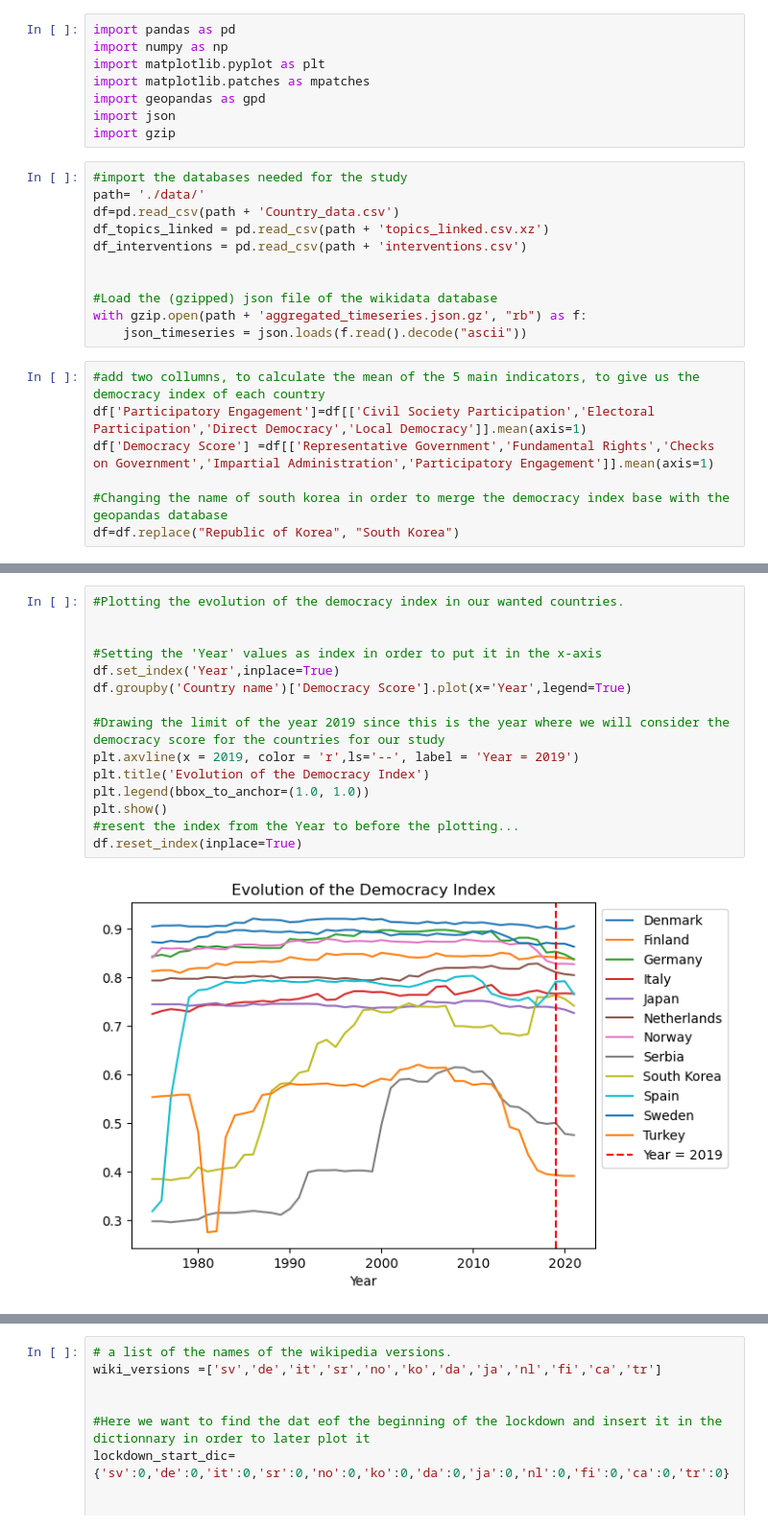
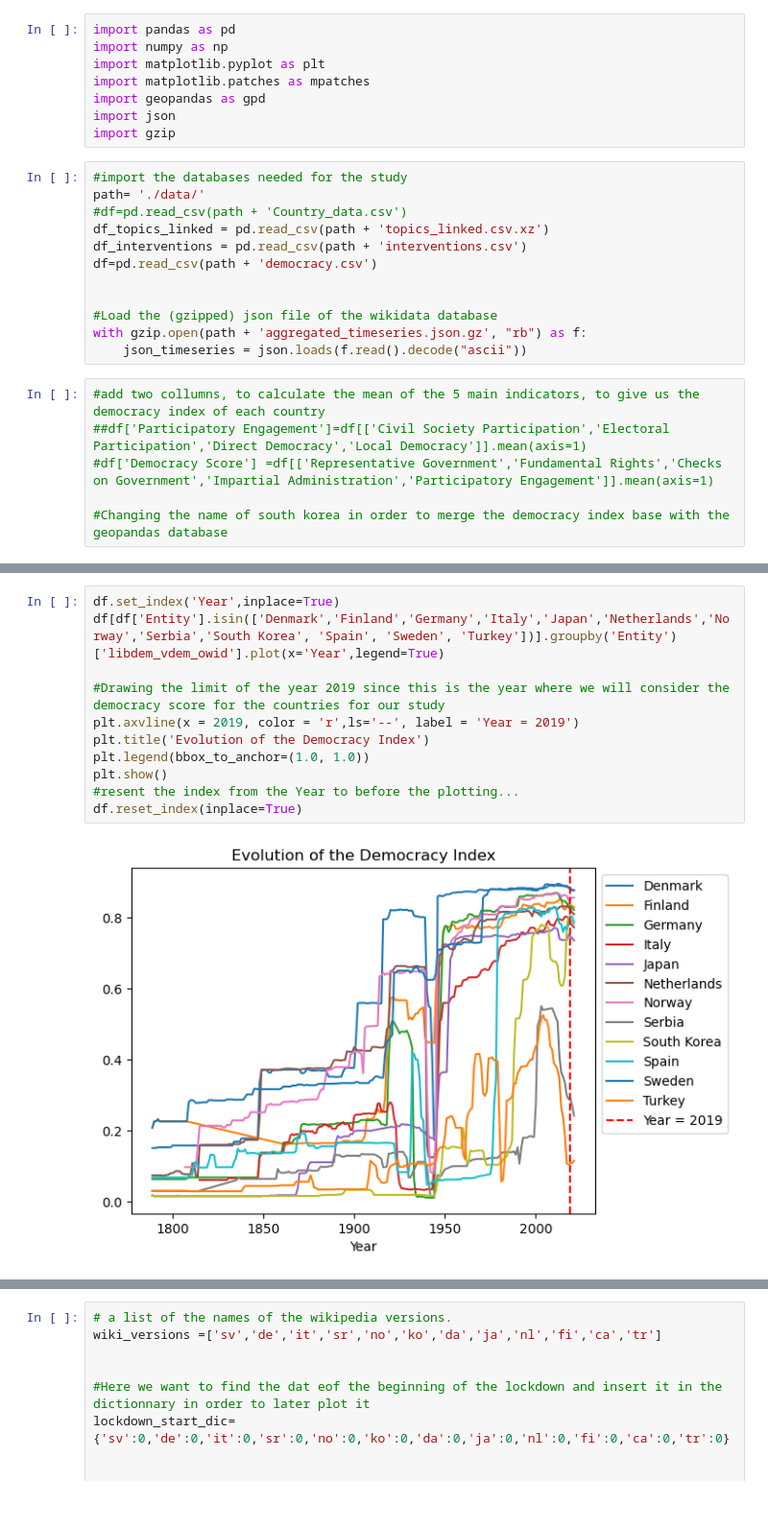
Before and after one commit to epfl-ada/ada-2022-project-datamineurs, a Jupyter notebook: project_bench.ipynb, the cells around one changed output, grey strips where cells are left out. Shown at 96% size. Cells and saved outputs as stored; diff of their text form.

```diff
--- a/project_bench.ipynb
+++ b/project_bench.ipynb
@@ -9,9 +9,10 @@ import gzip
 # %%
 #import the databases needed for the study
 path= './data/'
-df=pd.read_csv(path + 'Country_data.csv')
+#df=pd.read_csv(path + 'Country_data.csv')
 df_topics_linked = pd.read_csv(path + 'topics_linked.csv.xz')
 df_interventions = pd.read_csv(path + 'interventions.csv')
+df=pd.read_csv(path + 'democracy.csv')
 
 
 #Load the (gzipped) json file of the wikidata database
@@ -19,8 +20,7 @@ with gzip.open(path + 'aggregated_timeseries.json.gz', "rb") as f:
     json_timeseries = json.loads(f.read().decode("ascii"))
 # %%
 #add two collumns, to calculate the mean of the 5 main indicators, to give us the democracy index of each country
-df['Participatory Engagement']=df[['Civil Society Participation','Electoral Participation','Direct Democracy','Local Democracy']].mean(axis=1)
-df['Democracy Score'] =df[['Representative Government','Fundamental Rights','Checks on Government','Impartial Administration','Participatory Engagement']].mean(axis=1)
+##df['Participatory Engagement']=df[['Civil Society Participation','Electoral Participation','Direct Democracy','Local Democracy']].mean(axis=1)
+#df['Democracy Score'] =df[['Representative Government','Fundamental Rights','Checks on Government','Impartial Administration','Participatory Engagement']].mean(axis=1)
 
 #Changing the name of south korea in order to merge the democracy index base with the geopandas database
-df=df.replace("Republic of Korea", "South Korea")
@@ -27,20 +32,16 @@ df=df.replace("Republic of Korea", "South Korea")
 # %%
-#Plotting the evolution of the democracy index in our wanted countries.
-
-
-#Setting the 'Year' values as index in order to put it in the x-axis
 df.set_index('Year',inplace=True)
-df.groupby('Country name')['Democracy Score'].plot(x='Year',legend=True)
+df[df['Entity'].isin(['Denmark','Finland','Germany','Italy','Japan','Netherlands','Norway','Serbia','South Korea', 'Spain', 'Sweden', 'Turkey'])].groupby('Entity')['libdem_vdem_owid'].plot(x='Year',legend=True)
 
 #Drawing the limit of the year 2019 since this is the year where we will consider the democracy score for the countries for our study
 plt.axvline(x = 2019, color = 'r',ls='--', label = 'Year = 2019')
 plt.title('Evolution of the Democracy Index')
 plt.legend(bbox_to_anchor=(1.0, 1.0))
 plt.show()
 #resent the index from the Year to before the plotting...
 df.reset_index(inplace=True)
 # %% [output]
-[figure, old version]
+[figure, new version]
 # %%
 #import the geopandas database in order to plot the maps
 countries = gpd.read_file(gpd.datasets.get_path("naturalearth_lowres"))
```
Also changed, not shown: parts of 5 cells of this notebook.
